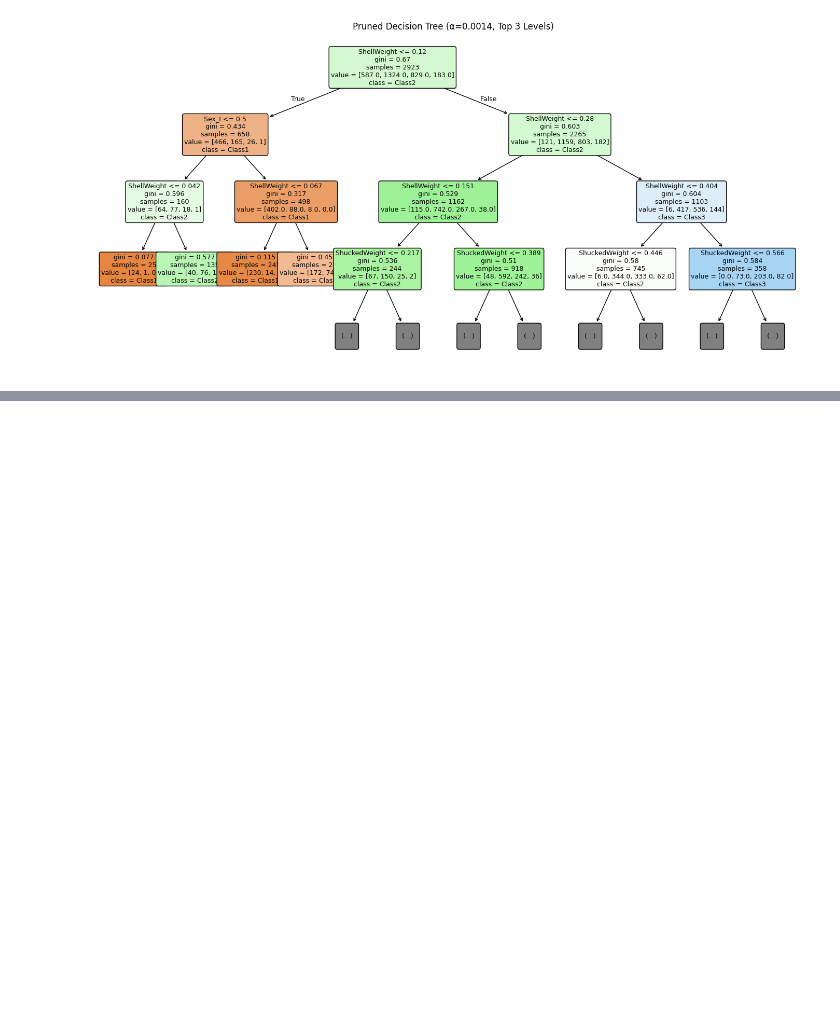
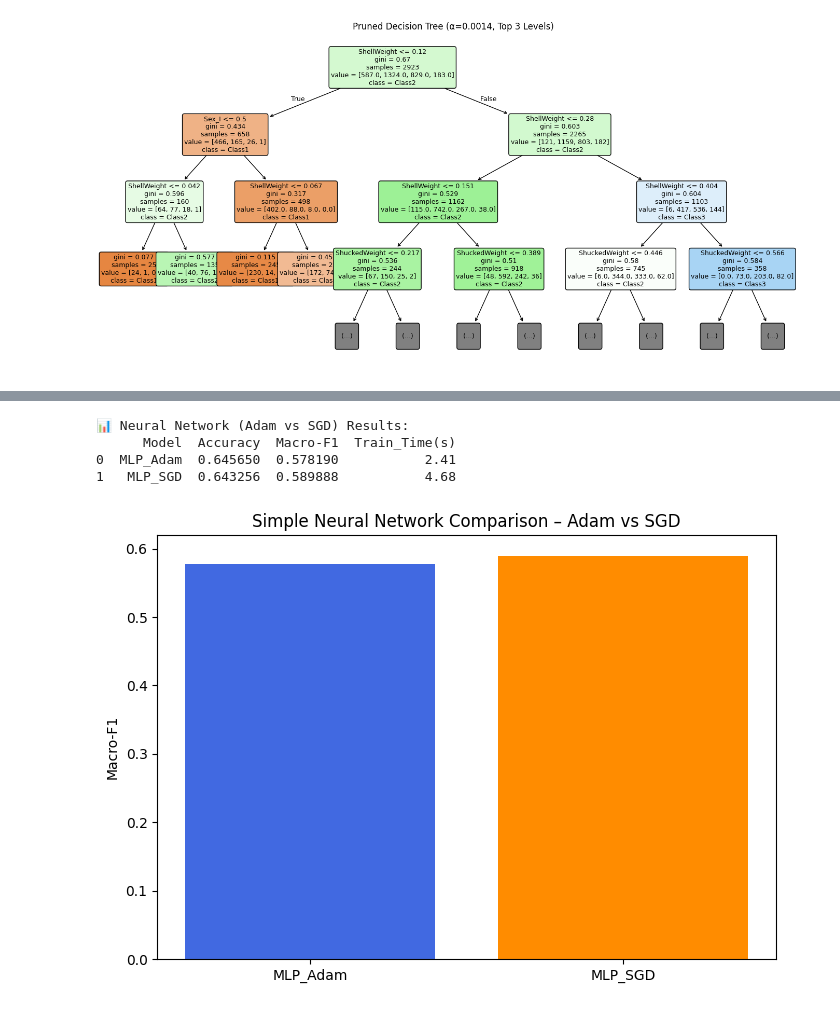
Before and after one commit to DhaneshRamesh/abalone-ensemble-learning, a Jupyter notebook: Proj_MATH5836.ipynb, the cells around one changed output, grey strips where cells are left out. Drawn from its saved outputs; the diff is of its cells as text; code cells hidden in the pictures; blank space fills up the shorter version.

```diff
--- a/Proj_MATH5836.ipynb
+++ b/Proj_MATH5836.ipynb
@@ -680,0 +857,75 @@ Likely causes:
+# %%
+# ==============================================================
+# STEP 18: Simple Neural Network (MLP) – Adam vs SGD Comparison
+# ==============================================================
+
+from sklearn.neural_network import MLPClassifier
+from sklearn.metrics import accuracy_score, f1_score
+import matplotlib.pyplot as plt
+import pandas as pd
+import time
+
+# --------------------------------------------------------------
+# Step 1 – Prepare scaled data (NNs need normalised features)
+# --------------------------------------------------------------
+from sklearn.preprocessing import StandardScaler
+scaler_nn = StandardScaler()
+X_scaled = scaler_nn.fit_transform(X)
+
+X_train_nn, X_test_nn, y_train_nn, y_test_nn = train_test_split(
+    X_scaled, y, test_size=0.3, random_state=42, stratify=y
+)
+
+# --------------------------------------------------------------
+# Step 2 – Define and train models (Adam vs SGD)
+# --------------------------------------------------------------
+models_nn = {
+    "MLP_Adam": MLPClassifier(
+        hidden_layer_sizes=(64, 32), activation='relu',
+        solver='adam', max_iter=300, random_state=42
+    ),
+    "MLP_SGD": MLPClassifier(
+        hidden_layer_sizes=(64, 32), activation='relu',
+        solver='sgd', learning_rate_init=0.01,
+        max_iter=500, random_state=42
+    )
+}
+
+results_nn = []
+
+for name, model in models_nn.items():
+    start = time.time()
+    model.fit(X_train_nn, y_train_nn)
+    y_pred = model.predict(X_test_nn)
+    elapsed = round(time.time() - start, 2)
+
+    acc = accuracy_score(y_test_nn, y_pred)
+    f1 = f1_score(y_test_nn, y_pred, average="macro")
+
+    results_nn.append({
+        "Model": name,
+        "Accuracy": acc,
+        "Macro-F1": f1,
+        "Train_Time(s)": elapsed
+    })
+
+nn_results_df = pd.DataFrame(results_nn)
+print("\n📊 Neural Network (Adam vs SGD) Results:")
+print(nn_results_df)
+
+# --------------------------------------------------------------
+# Step 3 – Plot comparison
+# --------------------------------------------------------------
+plt.figure(figsize=(7,5))
+plt.bar(nn_results_df["Model"], nn_results_df["Macro-F1"], color=["royalblue", "darkorange"])
+plt.title("Simple Neural Network Comparison – Adam vs SGD")
+plt.ylabel("Macro-F1")
+plt.tight_layout()
+plt.savefig("mlp_adam_vs_sgd.png", dpi=300, bbox_inches="tight")
+plt.show()
+# %% [output]
+📊 Neural Network (Adam vs SGD) Results:
+      Model  Accuracy  Macro-F1  Train_Time(s)
+0  MLP_Adam  0.645650  0.578190           2.41
+1   MLP_SGD  0.643256  0.589888           4.68
+[figure, added]
```
Also changed, not shown: parts of 10 cells of this notebook, 13 other files.
